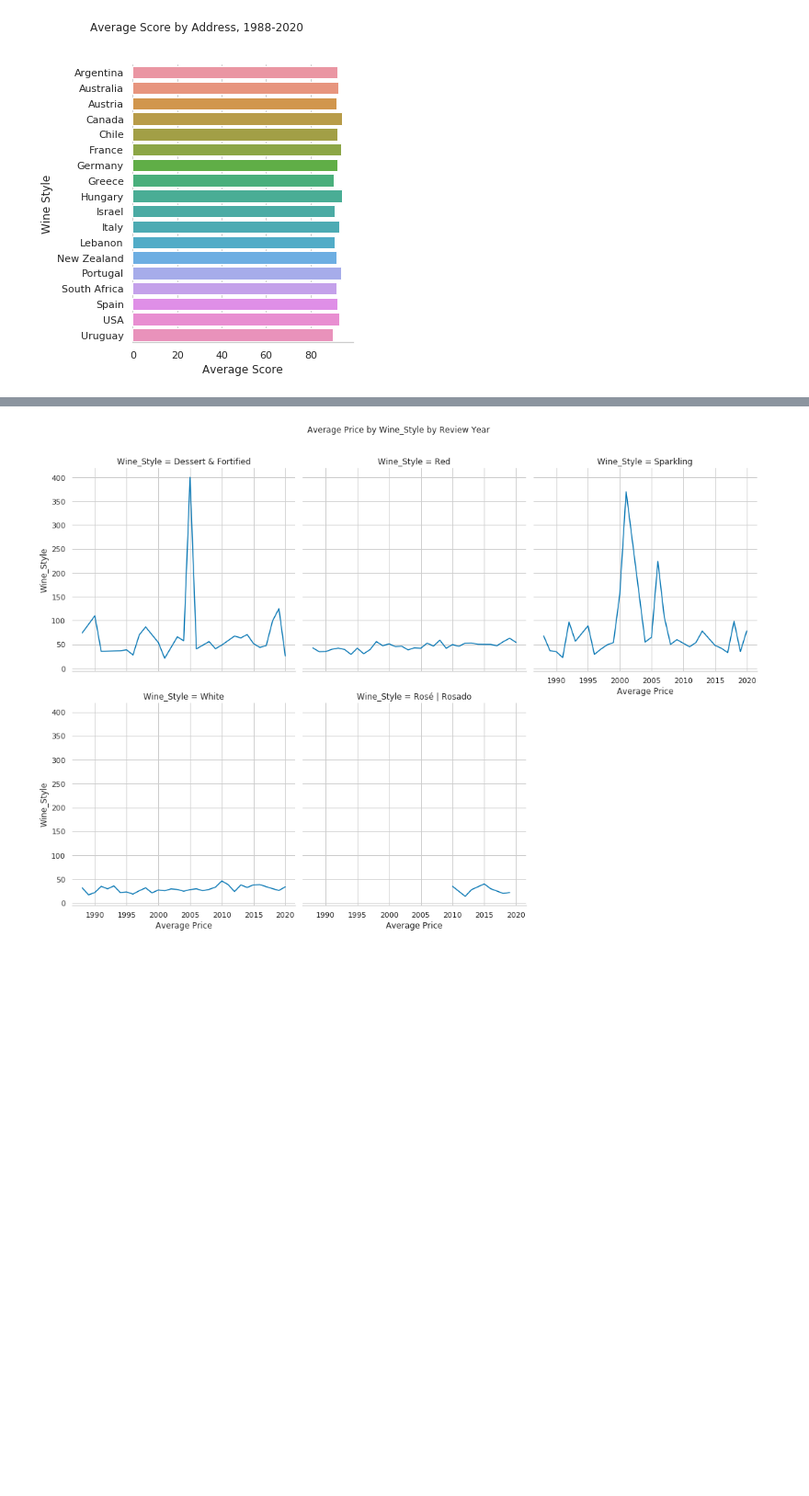
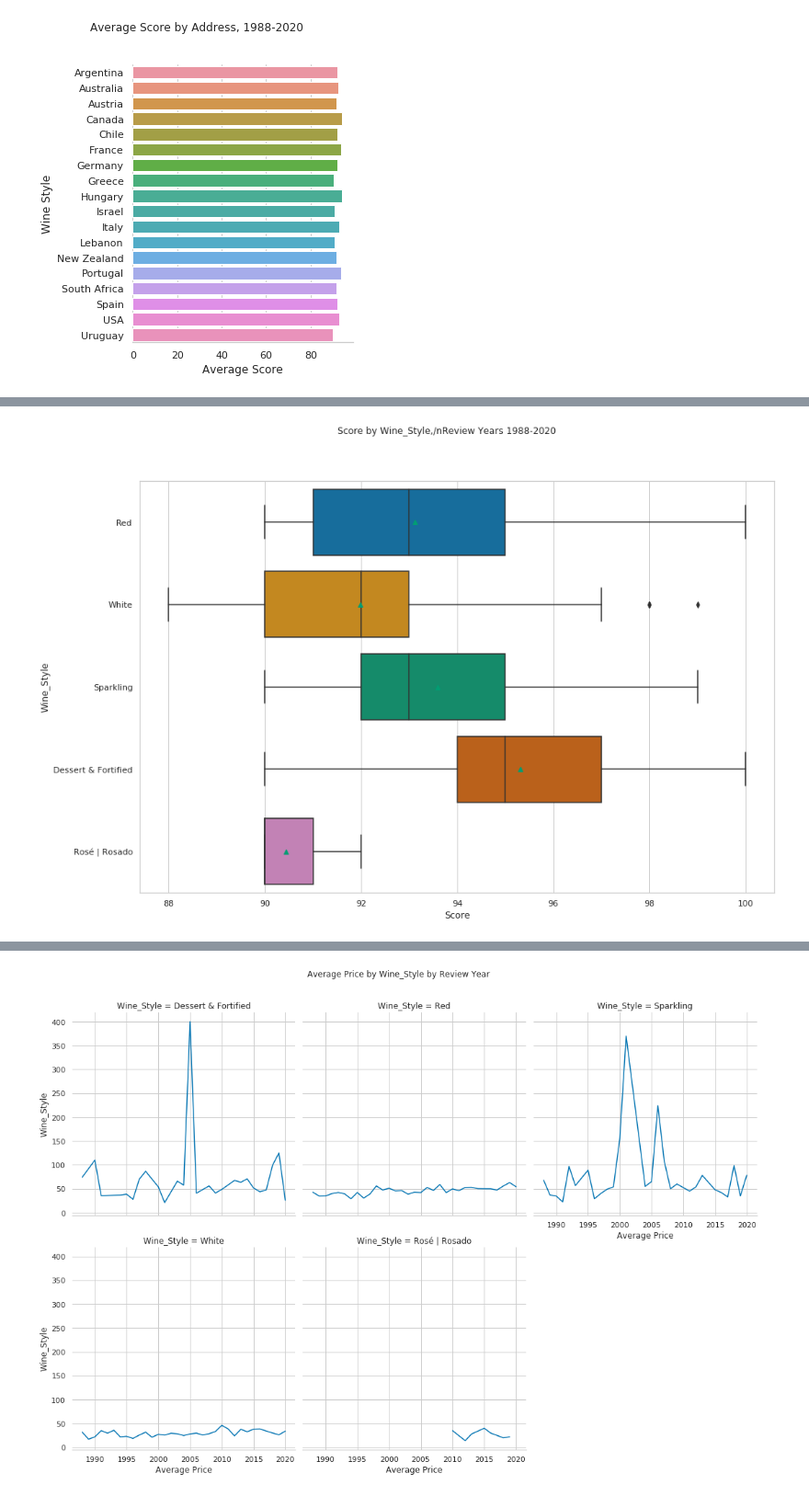
Before and after one commit to ewotawa/top_100_wines_2020, a Jupyter notebook: Top100Wine_Data_Exploration_Price_Score.ipynb, the cells around one changed output, grey strips where cells are left out. Shown at 92% size. Saved outputs shown, nothing was run; the diff lists cells and outputs as text; code cells hidden in the pictures; blank space fills up the shorter version.

```diff
--- a/Top100Wine_Data_Exploration_Price_Score.ipynb
+++ b/Top100Wine_Data_Exploration_Price_Score.ipynb
@@ -324,0 +352,4 @@ for x in x_list:
+# %%
+summary_boxplot('Score', 'Wine_Style')
+# %% [output]
+[figure, added]
```
Also changed, not shown: parts of 14 cells of this notebook, 6 other files.
